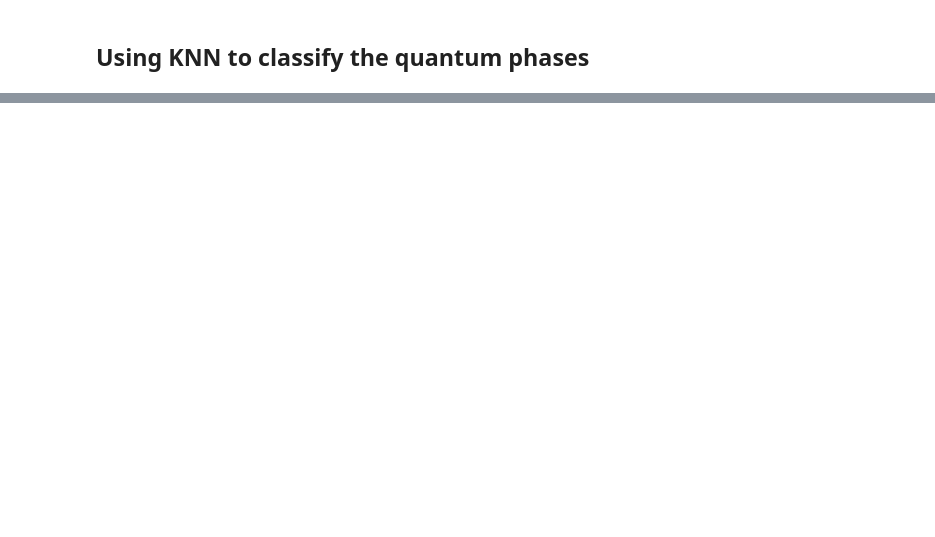
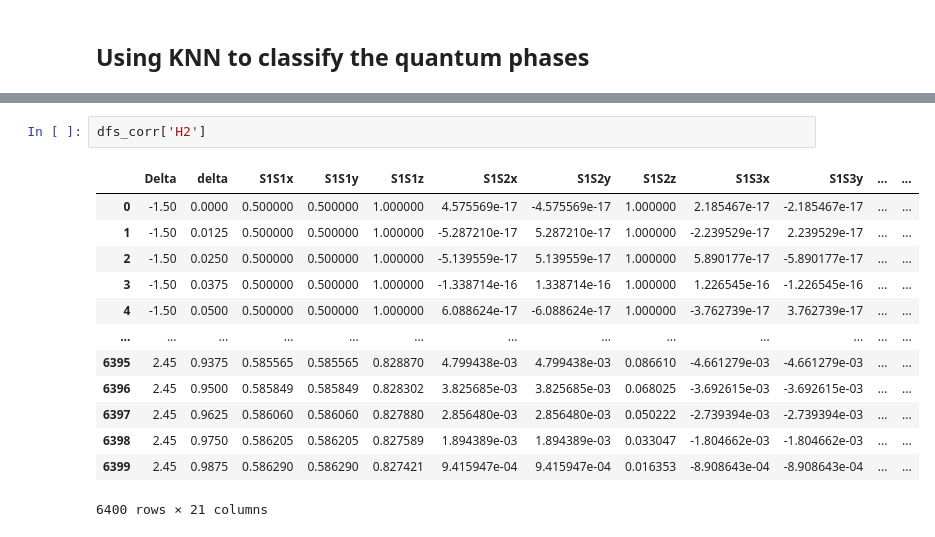
Before and after one commit to eru-iluv/Phase-Classifier, a Jupyter notebook: main.ipynb, the cells around one changed output, grey strips where cells are left out. Cells and saved outputs as stored; diff of their text form; blank space fills up the shorter version.

```diff
--- a/main.ipynb
+++ b/main.ipynb
@@ -272,0 +277,16 @@ classify(dfs_corr,'H2', ['Trimer'])
+# %%
+dfs_corr['H2']
+# %% [output]
+|  | Delta | delta | S1S1x | S1S1y | S1S1z | S1S2x | S1S2y | S1S2z | S1S3x | S1S3y | ... | ... |
+| 0 | -1.50 | 0.0000 | 0.500000 | 0.500000 | 1.000000 | 4.575569e-17 | -4.575569e-17 | 1.000000 | 2.185467e-17 | -2.185467e-17 | ... | ... |
+| 1 | -1.50 | 0.0125 | 0.500000 | 0.500000 | 1.000000 | -5.287210e-17 | 5.287210e-17 | 1.000000 | -2.239529e-17 | 2.239529e-17 | ... | ... |
+| 2 | -1.50 | 0.0250 | 0.500000 | 0.500000 | 1.000000 | -5.139559e-17 | 5.139559e-17 | 1.000000 | 5.890177e-17 | -5.890177e-17 | ... | ... |
+| 3 | -1.50 | 0.0375 | 0.500000 | 0.500000 | 1.000000 | -1.338714e-16 | 1.338714e-16 | 1.000000 | 1.226545e-16 | -1.226545e-16 | ... | ... |
+| 4 | -1.50 | 0.0500 | 0.500000 | 0.500000 | 1.000000 | 6.088624e-17 | -6.088624e-17 | 1.000000 | -3.762739e-17 | 3.762739e-17 | ... | ... |
+| ... | ... | ... | ... | ... | ... | ... | ... | ... | ... | ... | ... | ... |
+| 6395 | 2.45 | 0.9375 | 0.585565 | 0.585565 | 0.828870 | 4.799438e-03 | 4.799438e-03 | 0.086610 | -4.661279e-03 | -4.661279e-03 | ... | ... |
+| 6396 | 2.45 | 0.9500 | 0.585849 | 0.585849 | 0.828302 | 3.825685e-03 | 3.825685e-03 | 0.068025 | -3.692615e-03 | -3.692615e-03 | ... | ... |
+| 6397 | 2.45 | 0.9625 | 0.586060 | 0.586060 | 0.827880 | 2.856480e-03 | 2.856480e-03 | 0.050222 | -2.739394e-03 | -2.739394e-03 | ... | ... |
+| 6398 | 2.45 | 0.9750 | 0.586205 | 0.586205 | 0.827589 | 1.894389e-03 | 1.894389e-03 | 0.033047 | -1.804662e-03 | -1.804662e-03 | ... | ... |
+| 6399 | 2.45 | 0.9875 | 0.586290 | 0.586290 | 0.827421 | 9.415947e-04 | 9.415947e-04 | 0.016353 | -8.908643e-04 | -8.908643e-04 | ... | ... |
+6400 rows × 21 columns
```
Also changed, not shown: parts of 9 cells of this notebook, 1 other file.
